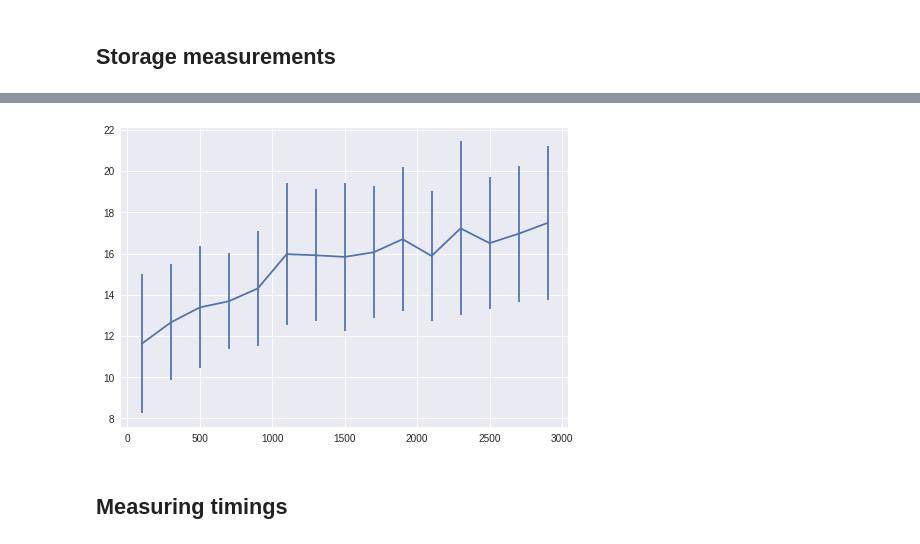
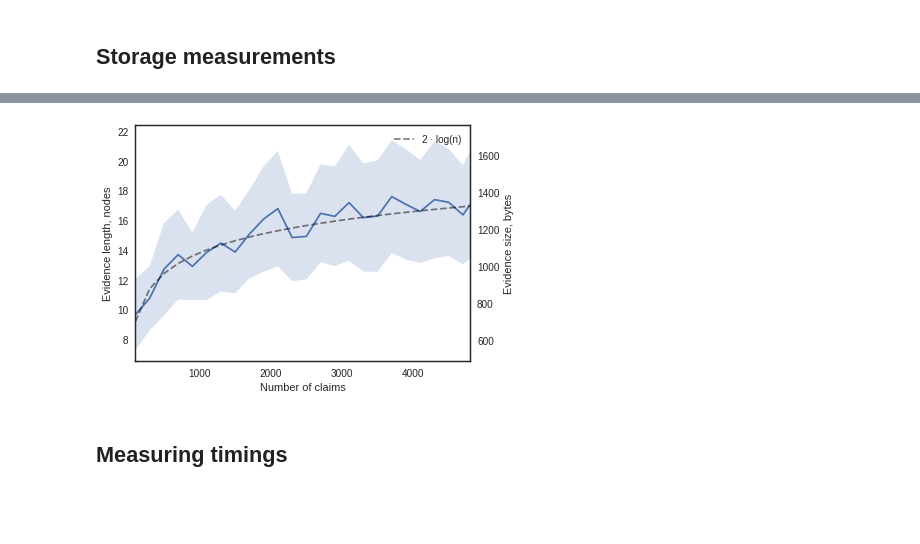
Before and after one commit to claimchain/claimchain-core, a Jupyter notebook: simulations/operations_profiling.ipynb, the cells around one changed output, grey strips where cells are left out. Cells and saved outputs as stored; diff of their text form; code cells hidden in the pictures; blank space fills up the shorter version.

```diff
--- a/simulations/operations_profiling.ipynb
+++ b/simulations/operations_profiling.ipynb
@@ -12,10 +12,14 @@ import pandas as pd
 import seaborn as sns
 import hippiehug
 
+from msgpack import packb
+
 sys.path.append('..')
 
 from claimchain import State, View, LocalParams
 from claimchain.core import encode_claim
 from claimchain.utils.profiling import Profiler, profiled
+
+sns.set_style("white")
 # %% [output]
 Populating the interactive namespace from numpy and matplotlib
@@ -137,8 +148,36 @@ for n in nb_claims_options:
-# %%
-plt.errorbar(nb_claims_options, length_avgs, length_stds)
-plt.show()
-# %% [output]
-[figure, removed]
+# %%
+fig, ax1 = plt.subplots()
+ax1.plot(claim_set_sizes, evidence_length_averages)
+ax1.fill_between(claim_set_sizes,
+                 evidence_length_averages - evidence_length_stds,
+                 evidence_length_averages + evidence_length_stds,
+                 alpha=.2)
+constant = 2
+ax1.plot(claim_set_sizes, constant * np.log(claim_set_sizes),
+         color='black', alpha=.5, linestyle='--', label='%d · log(n)' % constant)
+ax1.set_xlabel('Number of claims')
+
+ax1.set_ylabel('Evidence length, nodes')
+ax1.legend()
+
+ax2 = ax1.twinx()
+
+# Plots happen to almost coincide on this scale, so setting alpha to zero.
+# Only plotting the invisible lines to show the right (bytes) scale.
+ax2.plot(claim_set_sizes, evidence_size_averages, color='red',
+         alpha=0)
+ax2.fill_between(claim_set_sizes,
+                 evidence_size_averages - evidence_size_stds,
+                 evidence_size_averages + evidence_size_stds,
+                 color='red',
+                 alpha=0)
+ax2.set_ylabel('Evidence size, bytes')
+plt.xlim(100, 4800)
+
+fig.tight_layout()
+plt.show()
+# %% [output]
+[figure, added]
 # %% [markdown]
 ## Measuring timings
 # %%
```
Also changed, not shown: parts of 7 cells of this notebook, 1 other file.
